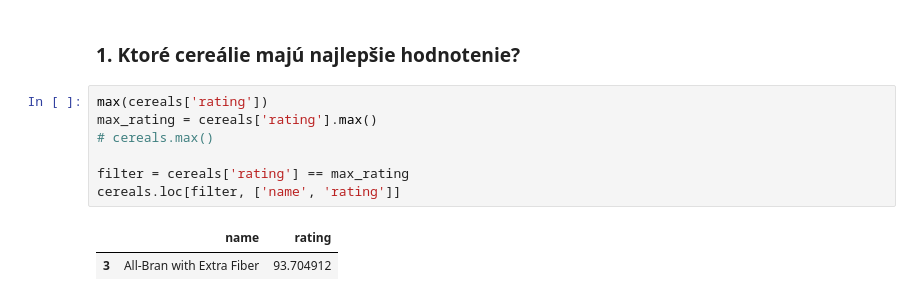
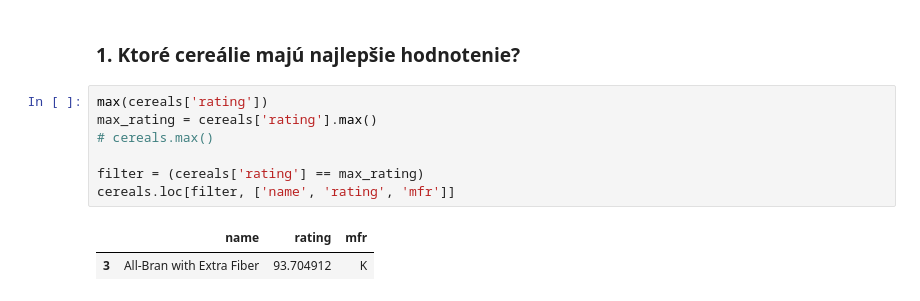
Before and after one commit to bletvaska/pandas-101, a Jupyter notebook: day.2.ipynb, the cells around one changed output. Cells and saved outputs as stored; diff of their text form.

```diff
--- a/day.2.ipynb
+++ b/day.2.ipynb
@@ -304,10 +304,10 @@ df.shape[0]
 # %%
 max(cereals['rating'])
 max_rating = cereals['rating'].max()
 # cereals.max()
 
-filter = cereals['rating'] == max_rating
-cereals.loc[filter, ['name', 'rating']]
+filter = (cereals['rating'] == max_rating)
+cereals.loc[filter, ['name', 'rating', 'mfr']]
 # %% [output]
-|  | name | rating |
-| 3 | All-Bran with Extra Fiber | 93.704912 |
+|  | name | rating | mfr |
+| 3 | All-Bran with Extra Fiber | 93.704912 | K |
```
Also changed, not shown: parts of 6 cells of this notebook.
